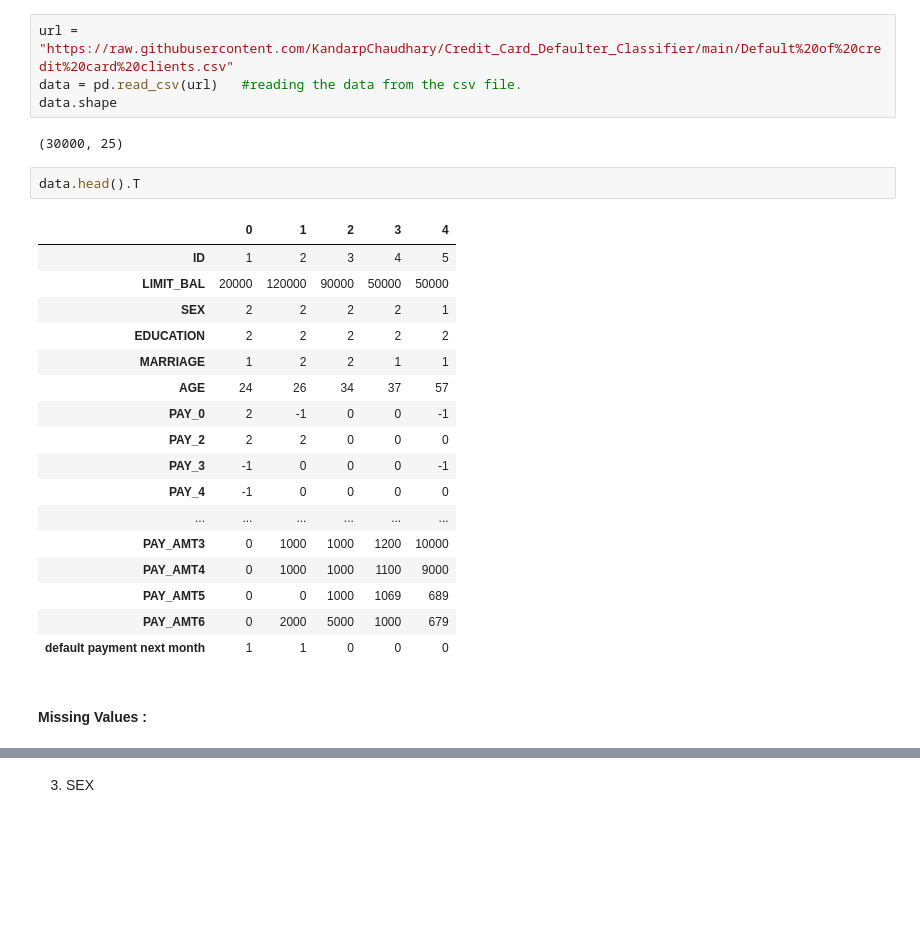
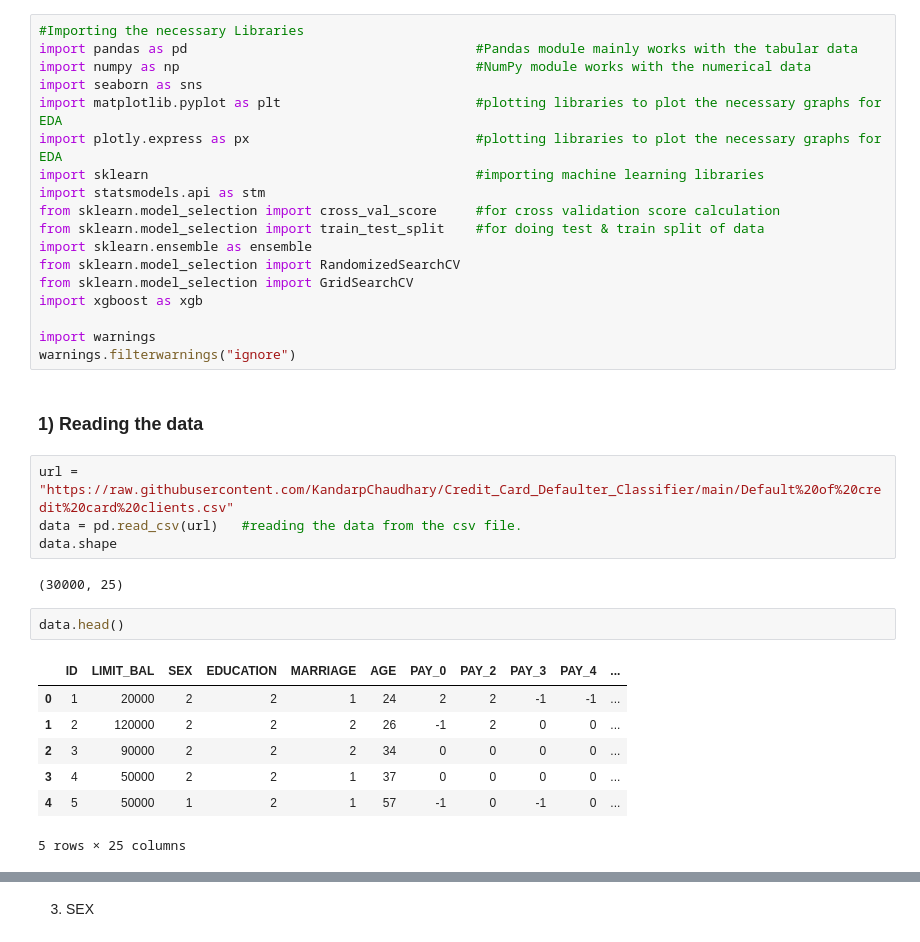
Before and after one commit to KandarpChaudhary/Credit_Card_Defaulter_Classifier, a Jupyter notebook: Credit_Card_Defaulter_Classifier.ipynb, the cells around one changed output, grey strips where cells are left out. Saved outputs shown, nothing was run; the diff lists cells and outputs as text; blank space fills up the shorter version.

```diff
--- a/Credit_Card_Defaulter_Classifier.ipynb
+++ b/Credit_Card_Defaulter_Classifier.ipynb
@@ -88,3 +93,23 @@ os.getcwd()
+# %%
+#Importing the necessary Libraries
+import pandas as pd                                     #Pandas module mainly works with the tabular data
+import numpy as np                                      #NumPy module works with the numerical data
+import seaborn as sns
+import matplotlib.pyplot as plt                         #plotting libraries to plot the necessary graphs for EDA
+import plotly.express as px                             #plotting libraries to plot the necessary graphs for EDA
+import sklearn                                          #importing machine learning libraries
+import statsmodels.api as stm
+from sklearn.model_selection import cross_val_score     #for cross validation score calculation
+from sklearn.model_selection import train_test_split    #for doing test & train split of data
+import sklearn.ensemble as ensemble
+from sklearn.model_selection import RandomizedSearchCV
+from sklearn.model_selection import GridSearchCV
+import xgboost as xgb
+
+import warnings
+warnings.filterwarnings("ignore")
+# %% [markdown]
+### <a id='6'>1) Reading the data </a>
 # %%
 url = "https://raw.githubusercontent.com/KandarpChaudhary/Credit_Card_Defaulter_Classifier/main/Default%20of%20credit%20card%20clients.csv"
 data = pd.read_csv(url)   #reading the data from the csv file.
@@ -92,24 +117,12 @@ data.shape
 # %% [output]
 (30000, 25)
 # %%
-data.head().T
+data.head()
 # %% [output]
-|  | 0 | 1 | 2 | 3 | 4 |
-| ID | 1 | 2 | 3 | 4 | 5 |
-| LIMIT_BAL | 20000 | 120000 | 90000 | 50000 | 50000 |
-| SEX | 2 | 2 | 2 | 2 | 1 |
-| EDUCATION | 2 | 2 | 2 | 2 | 2 |
-| MARRIAGE | 1 | 2 | 2 | 1 | 1 |
-| AGE | 24 | 26 | 34 | 37 | 57 |
-| PAY_0 | 2 | -1 | 0 | 0 | -1 |
-| PAY_2 | 2 | 2 | 0 | 0 | 0 |
-| PAY_3 | -1 | 0 | 0 | 0 | -1 |
-| PAY_4 | -1 | 0 | 0 | 0 | 0 |
-| ... | ... | ... | ... | ... | ... |
-| PAY_AMT3 | 0 | 1000 | 1000 | 1200 | 10000 |
-| PAY_AMT4 | 0 | 1000 | 1000 | 1100 | 9000 |
-| PAY_AMT5 | 0 | 0 | 1000 | 1069 | 689 |
-| PAY_AMT6 | 0 | 2000 | 5000 | 1000 | 679 |
-| default payment next month | 1 | 1 | 0 | 0 | 0 |
+|  | ID | LIMIT_BAL | SEX | EDUCATION | MARRIAGE | AGE | PAY_0 | PAY_2 | PAY_3 | PAY_4 | ... |
+| 0 | 1 | 20000 | 2 | 2 | 1 | 24 | 2 | 2 | -1 | -1 | ... |
+| 1 | 2 | 120000 | 2 | 2 | 2 | 26 | -1 | 2 | 0 | 0 | ... |
+| 2 | 3 | 90000 | 2 | 2 | 2 | 34 | 0 | 0 | 0 | 0 | ... |
+| 3 | 4 | 50000 | 2 | 2 | 1 | 37 | 0 | 0 | 0 | 0 | ... |
+| 4 | 5 | 50000 | 1 | 2 | 1 | 57 | -1 | 0 | -1 | 0 | ... |
+5 rows × 25 columns
-# %% [markdown]
-#### Missing Values :
```
Also changed, not shown: parts of 39 cells of this notebook.
